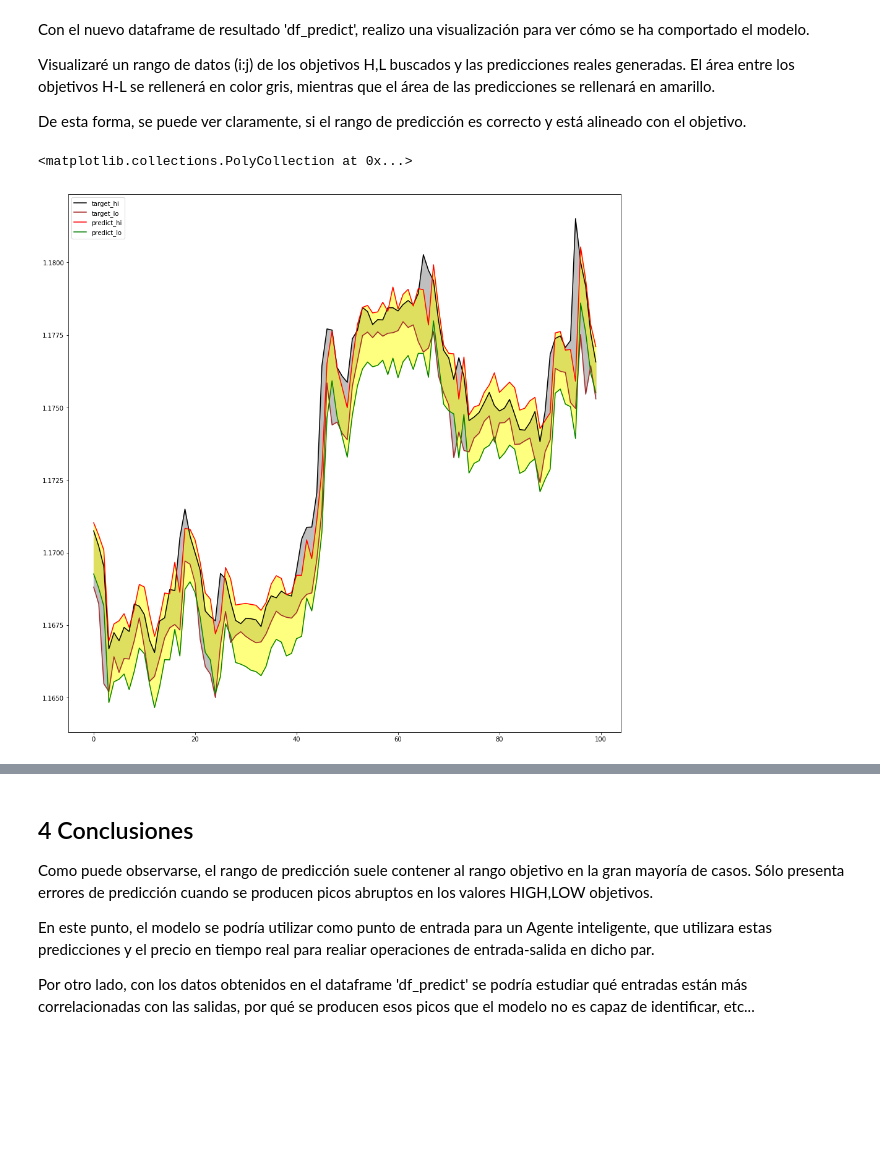
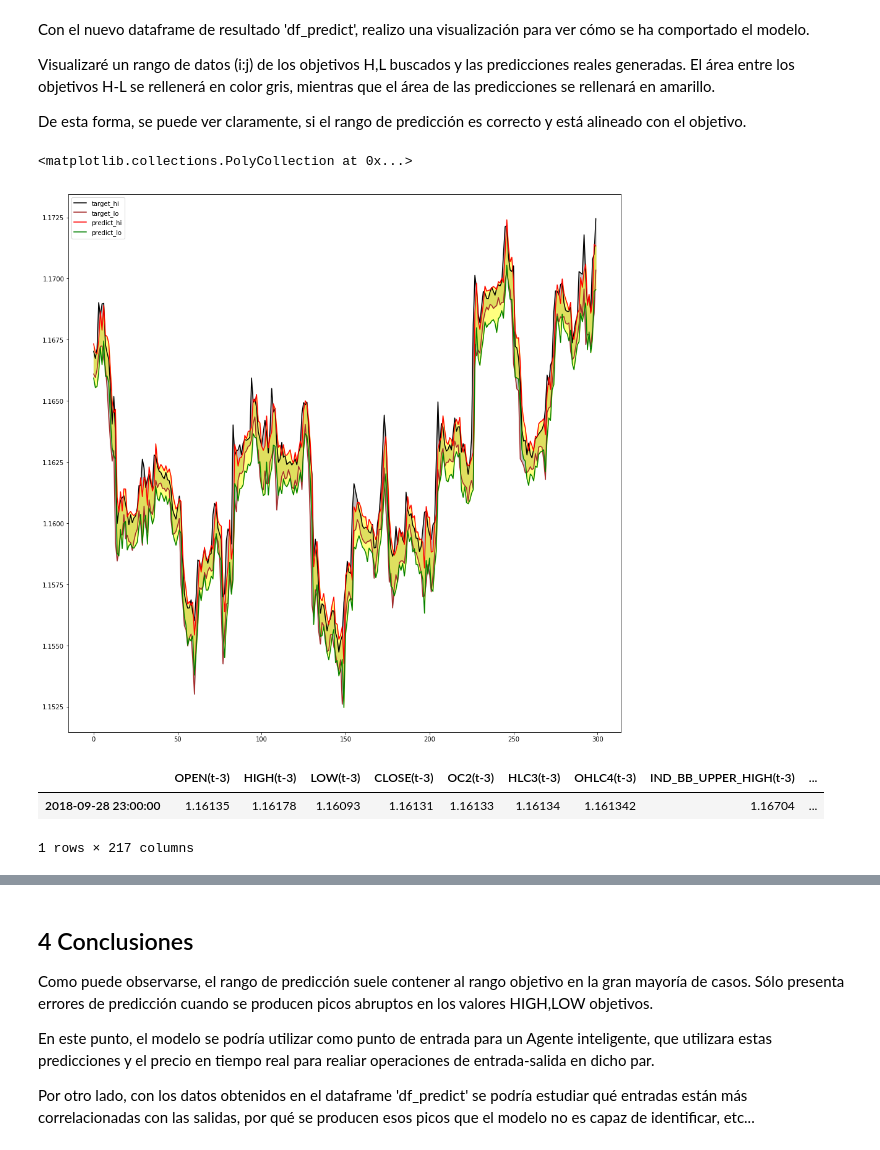
Before and after one commit to raulMrello/MachineLearning_for_Trading, a Jupyter notebook: PredictiveNet/notebooks/Predicción de series temporales (Forex).ipynb, the cells around one changed output, grey strips where cells are left out. Drawn from its saved outputs; the diff is of its cells as text; code cells hidden in the pictures; blank space fills up the shorter version.

```diff
--- a/PredictiveNet/notebooks/Predicción de series temporales (Forex).ipynb
+++ b/PredictiveNet/notebooks/Predicción de series temporales (Forex).ipynb
@@ -289,7 +292,7 @@ Para ello utilizo la librería 'sklearn' con el scaler 'MinMaxScaler' que permit
 El 'scaler' resultante deberé guardarlo para reutilizarlo en el proceso inverso de de-normalización, para obtener los valores reales predichos.
 # %%
 #### Normalización de los datos sobre el datafram 'df_nn'. Genero un nuevo dataframe 'dfnorm'
-dfnorm, scaler = utils.normalize_data(df_nn)
+dfnorm, scaler = utils.normalize_data(df_nn, feat_range = (-1,1), csv_to_save=None, scaler_to_save='../scaler_data/scaler.data')
 # Verifico los datos del nuevo dataframe generado
 dfnorm.describe()
 # %% [output]
@@ -343,7 +346,7 @@ cvscores = []
 i=0
 for train, test in kfold.split(X, Y):
   # create model
-  model,callbacks = utils.build_lstm_net(num_inputs, n_in, num_outputs, n_out, 3,2,64,128,'weights_2711_m'+str(i)+'.hd5')
+  model,callbacks = utils.build_lstm_net(num_inputs, n_in, num_outputs, n_out, 3,2,64,128,'weights_0412_m'+str(i)+'.hd5')
   i += 1
   # Fit the model
   x = X[train]
@@ -412,4 +415,4 @@ x_train: (88859, 208) y_train (88859, 2)
 x_test: (22215, 208) y_test (22215, 2)
 # %%
 # Creo el mismo modelo neuronal utilizado durante la validación  cruzada
-model,callbacks = utils.build_lstm_net(num_inputs, n_in, num_outputs, n_out, 3,2,64,128,'weights_3.2.64.128.hd5')
+model,callbacks = utils.build_lstm_net(num_inputs, n_in, num_outputs, n_out, 3,2,64,128,'../hd5_data/weights_3.2.64.128.hd5')
@@ -443,5 +428,5 @@ shuffle = True
 # Flag para visualizar los resultados al final del proceso
 plot_results = True
 # Función para iniciar el entrenamiento
-result = utils.fit(model, x_train, y_train, num_inputs, n_in, num_epochs, callbacks, batchsize, val_ratio, shuffle, plot_results)
+result = utils.fit(model, x_train, y_train, num_inputs, n_in, num_epochs, callbacks, batchsize, val_ratio, shuffle, plot_results, verbose=2)
 # %% [output]
@@ -528,21 +513,27 @@ Visualizaré un rango de datos (i:j) de los objetivos H,L buscados y las predicc
 De esta forma, se puede ver claramente, si el rango de predicción es correcto y está alineado con el objetivo.
 # %%
 plt.figure(figsize=(16,16))
-i,j=-200,-100
+i,j=-500,-200
 x = np.arange(j-i)
 y1 = df_predict['TARGET_HIGH'].values[i:j]
 y2 = df_predict['TARGET_LOW'].values[i:j]
 y3 = df_predict['PREDICT_HIGH'].values[i:j]
 y4 = df_predict['PREDICT_LOW'].values[i:j]
 plt.plot(x,y1, color='black')
 plt.plot(x,y2, color = 'brown')
 plt.plot(x,y3, color = 'red')
 plt.plot(x,y4, color = 'green')
 plt.legend(['target_hi','target_lo', 'predict_hi', 'predict_lo'])
 plt.fill_between(x,y1,y2, color='grey', alpha='0.5')
 plt.fill_between(x,y3,y4, color='yellow', alpha='0.5')
 #plt.plot(df_predict['TARGET_HIGH_CHECK'].values[i:j])
 #plt.plot(df_predict['TARGET_LOW_CHECK'].values[i:j])
 # %% [output]
 <matplotlib.collections.PolyCollection at 0x...>
-[figure, old version]
+[figure, new version]
+# %%
+df_predict.tail(1)
+# %% [output]
+|  | OPEN(t-3) | HIGH(t-3) | LOW(t-3) | CLOSE(t-3) | OC2(t-3) | HLC3(t-3) | OHLC4(t-3) | IND_BB_UPPER_HIGH(t-3) | ... |
+| 2018-09-28 23:00:00 | 1.16135 | 1.16178 | 1.16093 | 1.16131 | 1.16133 | 1.16134 | 1.161342 | 1.16704 | ... |
+1 rows × 217 columns
```
Also changed, not shown: parts of 18 cells of this notebook, 19 other files.
